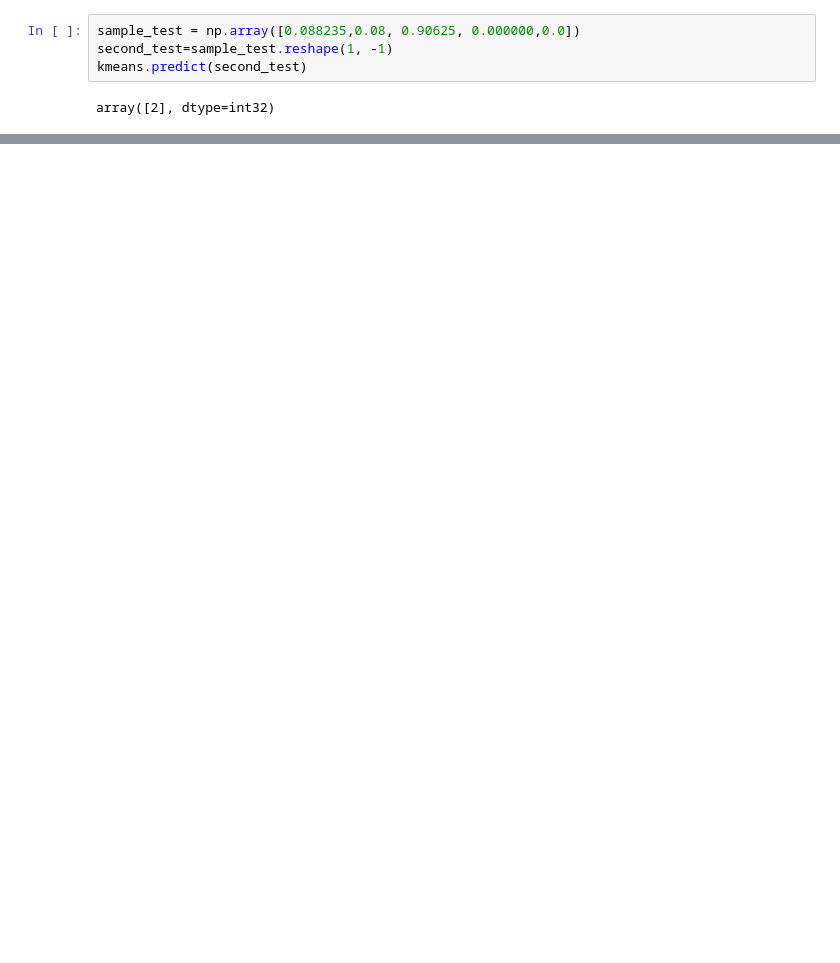
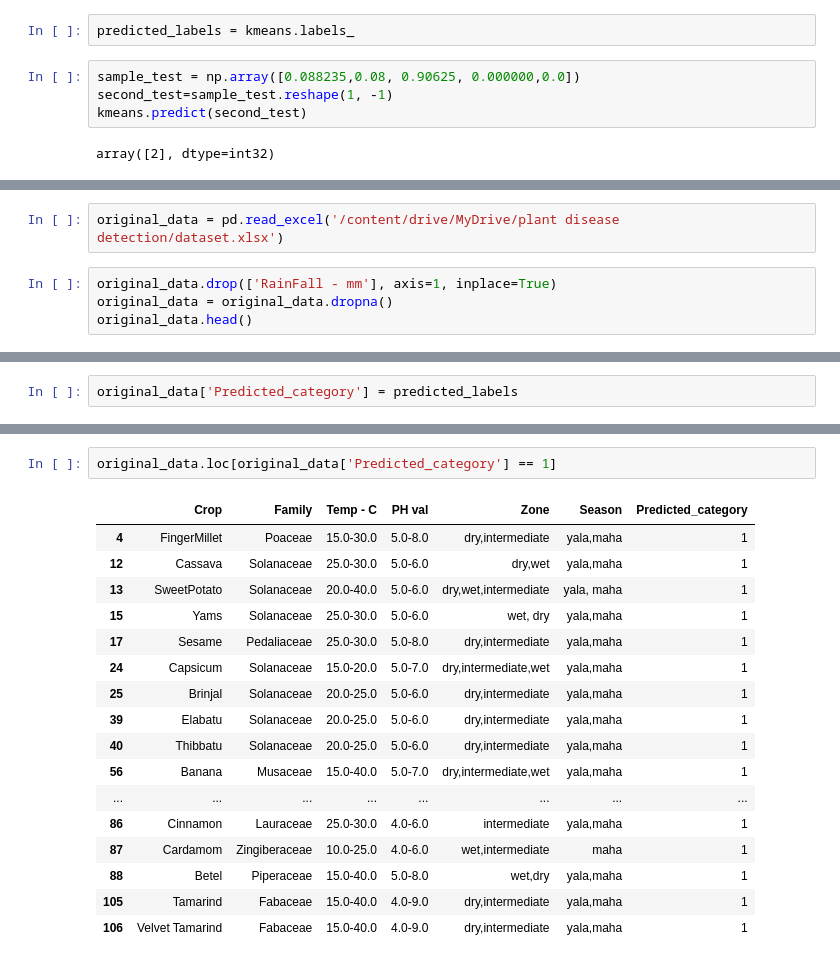
Before and after one commit to Pusse-01/Crop-Disease-Alerting-System, a Jupyter notebook: model.ipynb, the cells around one changed output, grey strips where cells are left out. Cells and saved outputs as stored; diff of their text form; blank space fills up the shorter version.

```diff
--- a/model.ipynb
+++ b/model.ipynb
@@ -286,3 +302,5 @@ array([2, 1, 2, 2, 1, 0, 0, 2, 2, 2, 1, 1, 1, 0, 1, 0, 0, 2, 0, 0, 1, 1,
+# %%
+predicted_labels = kmeans.labels_
 # %%
 sample_test = np.array([0.088235,0.08, 0.90625, 0.000000,0.0])
 second_test=sample_test.reshape(1, -1)
@@ -291,0 +343,6 @@ array([2], dtype=int32)
+# %%
+original_data = pd.read_excel('/content/drive/MyDrive/plant disease detection/dataset.xlsx')
+# %%
+original_data.drop(['RainFall - mm'], axis=1, inplace=True)
+original_data = original_data.dropna()
+original_data.head()
@@ -291,0 +356,2 @@ array([2], dtype=int32)
+# %%
+original_data['Predicted_category'] = predicted_labels
@@ -291,0 +397,20 @@ array([2], dtype=int32)
+# %%
+original_data.loc[original_data['Predicted_category'] == 1]
+# %% [output]
+|  | Crop | Family | Temp - C | PH val | Zone | Season | Predicted_category |
+| 4 | FingerMillet | Poaceae | 15.0-30.0 | 5.0-8.0 | dry,intermediate | yala,maha | 1 |
+| 12 | Cassava | Solanaceae | 25.0-30.0 | 5.0-6.0 | dry,wet | yala,maha | 1 |
+| 13 | SweetPotato | Solanaceae | 20.0-40.0 | 5.0-6.0 | dry,wet,intermediate | yala, maha | 1 |
+| 15 | Yams | Solanaceae | 25.0-30.0 | 5.0-6.0 | wet, dry | yala,maha | 1 |
+| 17 | Sesame | Pedaliaceae | 25.0-30.0 | 5.0-8.0 | dry,intermediate | yala,maha | 1 |
+| 24 | Capsicum | Solanaceae | 15.0-20.0 | 5.0-7.0 | dry,intermediate,wet | yala,maha | 1 |
+| 25 | Brinjal | Solanaceae | 20.0-25.0 | 5.0-6.0 | dry,intermediate | yala,maha | 1 |
+| 39 | Elabatu | Solanaceae | 20.0-25.0 | 5.0-6.0 | dry,intermediate | yala,maha | 1 |
+| 40 | Thibbatu | Solanaceae | 20.0-25.0 | 5.0-6.0 | dry,intermediate | yala,maha | 1 |
+| 56 | Banana | Musaceae | 15.0-40.0 | 5.0-7.0 | dry,intermediate,wet | yala,maha | 1 |
+| ... | ... | ... | ... | ... | ... | ... | ... |
+| 86 | Cinnamon | Lauraceae | 25.0-30.0 | 4.0-6.0 | intermediate | yala,maha | 1 |
+| 87 | Cardamom | Zingiberaceae | 10.0-25.0 | 4.0-6.0 | wet,intermediate | maha | 1 |
+| 88 | Betel | Piperaceae | 15.0-40.0 | 5.0-8.0 | wet,dry | yala,maha | 1 |
+| 105 | Tamarind | Fabaceae | 15.0-40.0 | 4.0-9.0 | dry,intermediate | yala,maha | 1 |
+| 106 | Velvet Tamarind | Fabaceae | 15.0-40.0 | 4.0-9.0 | dry,intermediate | yala,maha | 1 |
```
Also changed, not shown: parts of 42 cells of this notebook.
